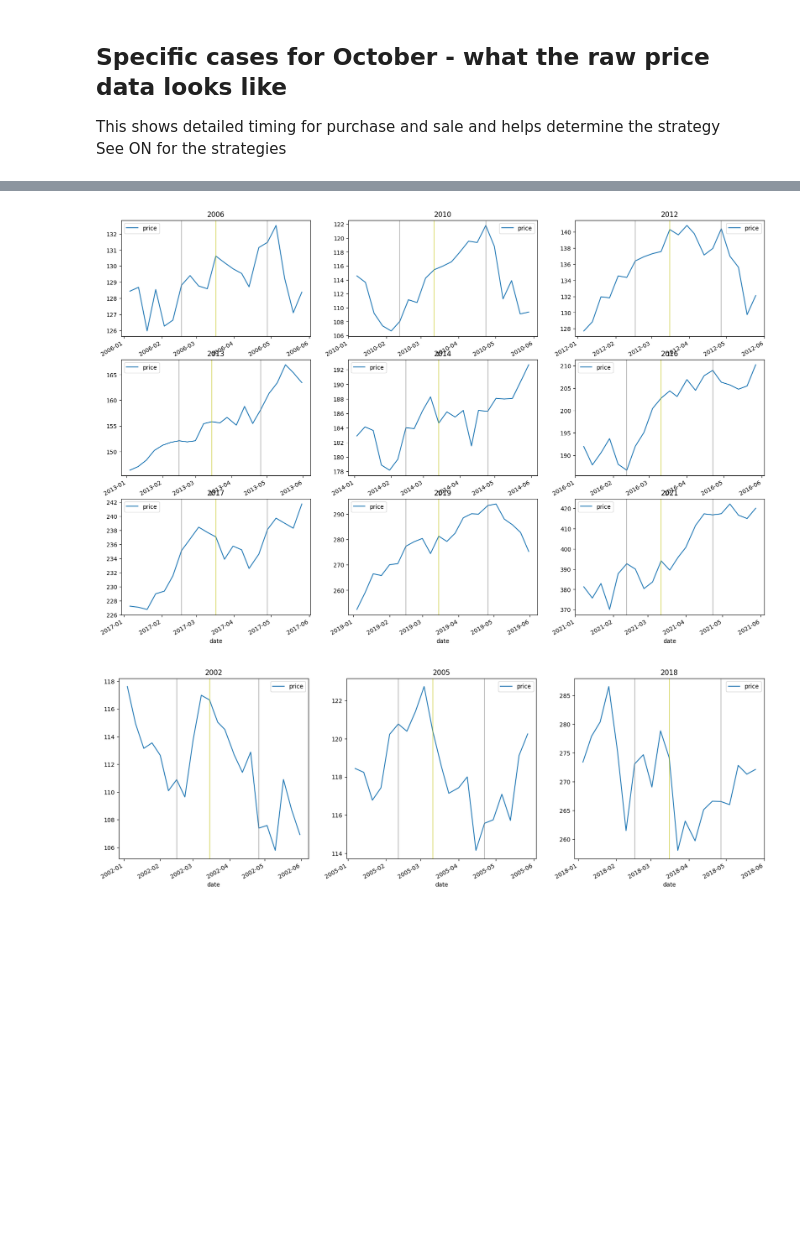
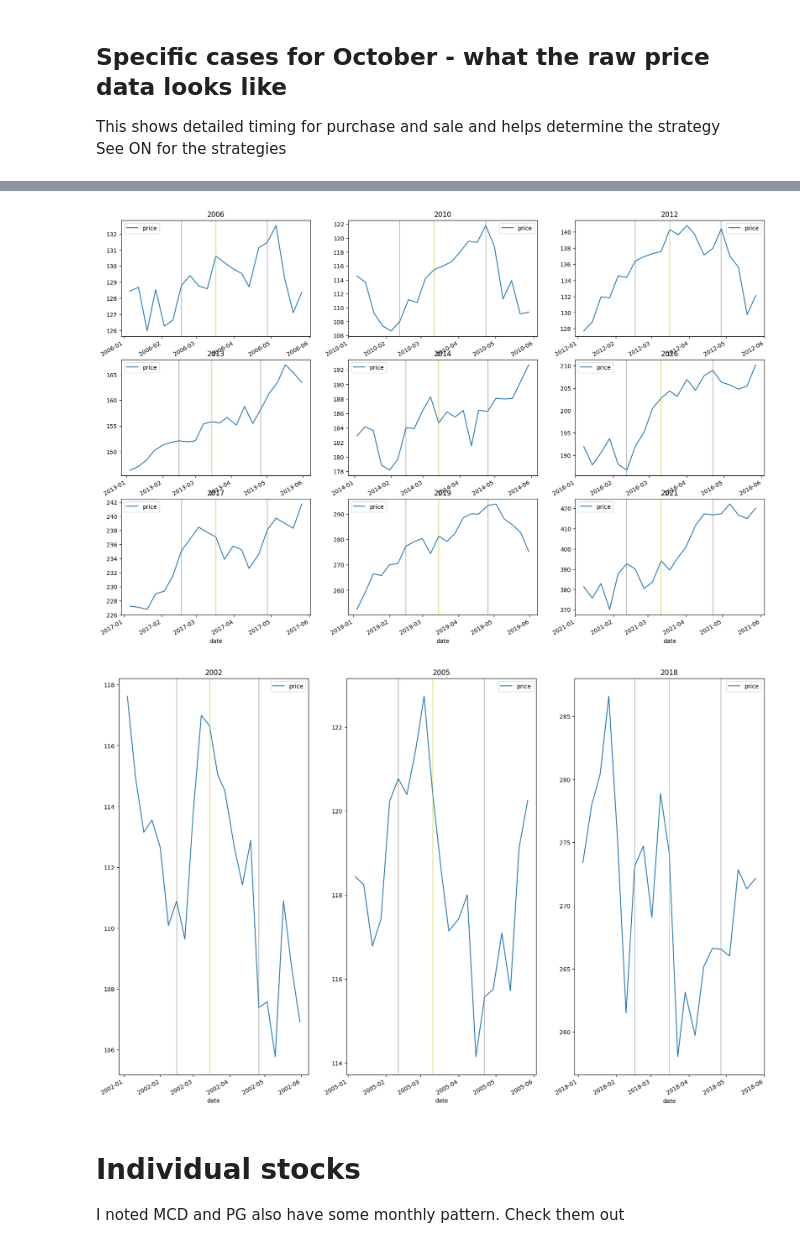
Before and after one commit to yuwei2341/stocks, a Jupyter notebook: SP500_cycle.ipynb, the cells around one changed output, grey strips where cells are left out. Cells and saved outputs as stored; diff of their text form; code cells hidden in the pictures; blank space fills up the shorter version.

```diff
--- a/SP500_cycle.ipynb
+++ b/SP500_cycle.ipynb
@@ -96,0 +195,13 @@ print(max_time)
+# %%
+spy_cycle = StockCycle(symbol='SPY', n_week_shift=-6)
+spy_cycle._get_weekly()
+spy_cycle._get_weekly_gains()
+
+tmp = spy_cycle.df_weekly
+tmp2 = tmp.groupby('year')['week_of_year'].count()
+tmp2 = tmp2[tmp2 < 52]
+print(f"""SPY misses the following years after 2001 {set(range(2001, 2025)) - set(tmp.year.unique())};
+And some years have missing weeks: {tmp2} """)
+
+year_skip = 2020  # Skip 2020 covid - The result holds for Oct, but March changes a lot
+spy_cycle.plot_gains_by_reverse_week(year_skip=year_skip)
@@ -259,12 +276,15 @@ df_mar = df_weekly_raw[df_weekly_raw.month.isin((1, 2, 3, 4, 5))]
 # %%
 year_v_mar = [2001, 2003, 2004, 2007, 2008, 2009, 2011, 2015, 2020, 2022, 2023,]
 year_up_mar = [2006, 2010, 2012, 2013, 2014, 2016, 2017, 2019, 2021,]
 year_v_reverse_mar = [2002, 2005, 2018, ]
 
-plot_price_history(df_mar, years=year_v_mar, cols_fig=3, rows_fig=4, month=month_plot, week_of_month_reverse=week_plot_reverse)
-plot_price_history(df_mar, years=year_up_mar, cols_fig=3, rows_fig=3, month=month_plot, week_of_month_reverse=week_plot_reverse)
-plot_price_history(df_mar, years=year_v_reverse_mar, cols_fig=3, rows_fig=2, month=month_plot, week_of_month_reverse=week_plot_reverse)
+spy_cycle.plot_price_history(year_center='March', years=year_v_mar, cols_fig=3, rows_fig=4, month=month_plot, week_of_month_reverse=week_plot_reverse)
+spy_cycle.plot_price_history(year_center='March', years=year_up_mar, cols_fig=3, rows_fig=3, month=month_plot, week_of_month_reverse=week_plot_reverse)
+spy_cycle.plot_price_history(year_center='March', years=year_v_reverse_mar, cols_fig=3, rows_fig=1, month=month_plot, week_of_month_reverse=week_plot_reverse)
 # %% [output]
 [figure]
 [figure]
-[figure, old version]
+[figure, new version]
+# %% [markdown]
+# Individual stocks
+I noted MCD and PG also have some monthly pattern. Check them out
```
Also changed, not shown: parts of 39 cells of this notebook.
